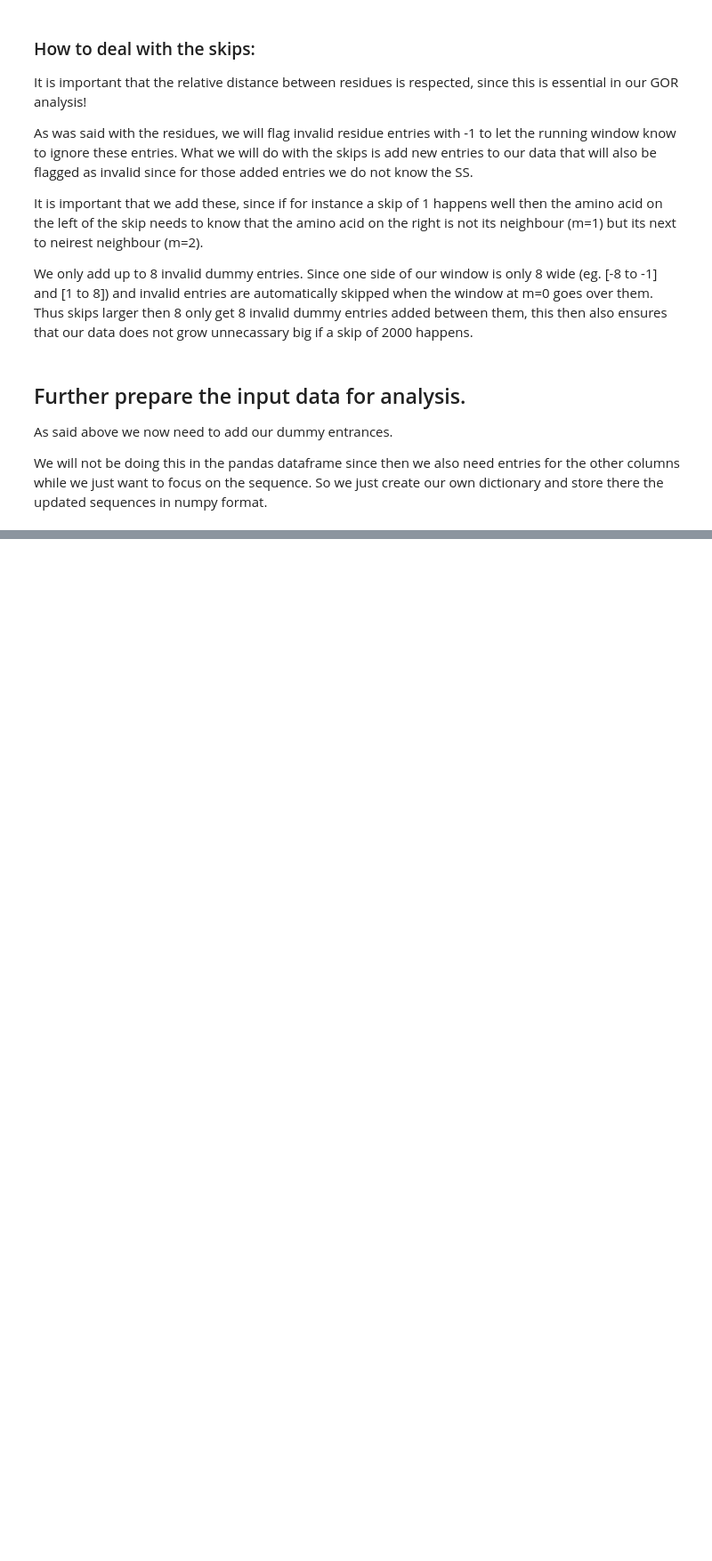
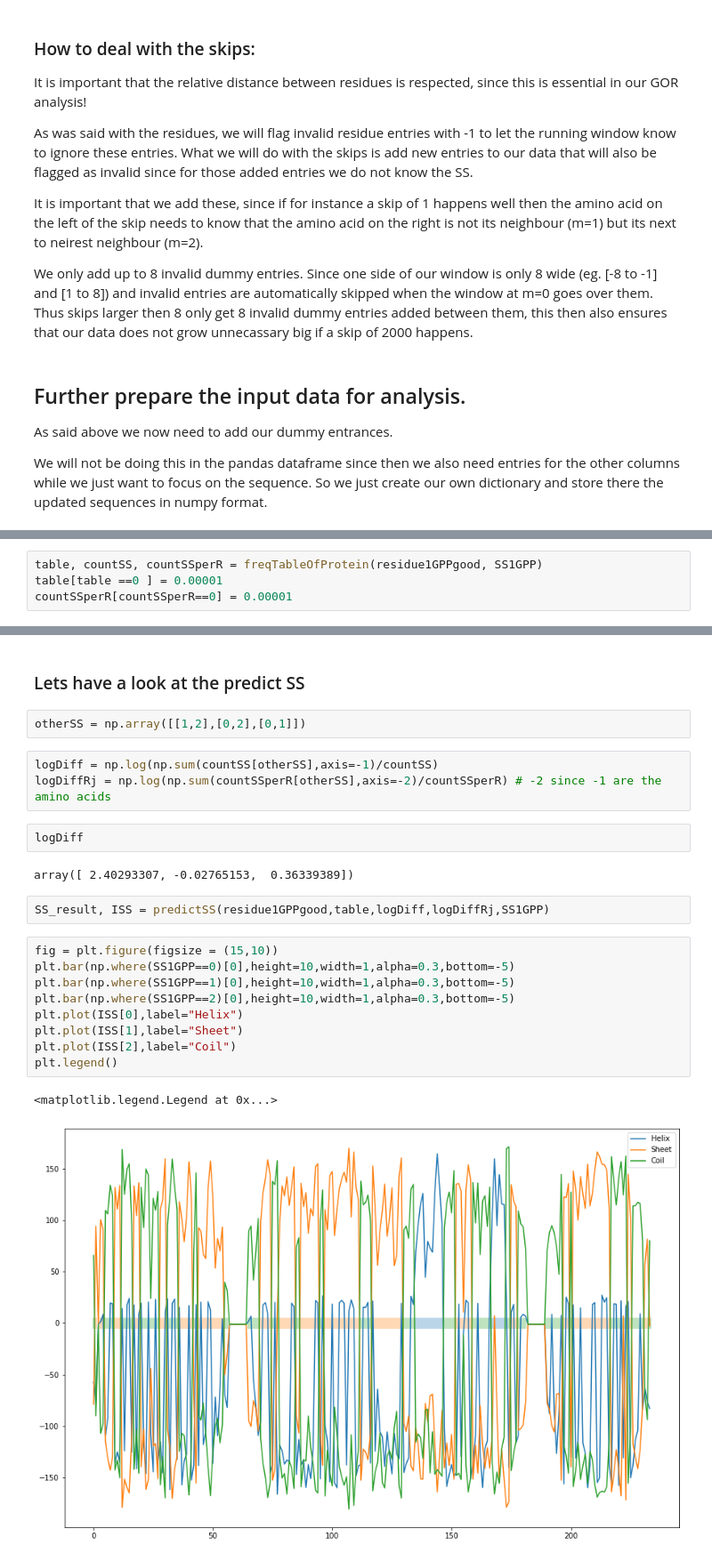
Before and after one commit to ltuijnder/BioInformatics_Assignment1, a Jupyter notebook: Gor3Tests.ipynb, the cells around one changed output, grey strips where cells are left out. Shown at 89% size. Drawn from its saved outputs; the diff is of its cells as text; blank space fills up the shorter version.

```diff
--- a/Gor3Tests.ipynb
+++ b/Gor3Tests.ipynb
@@ -454,0 +687,4 @@ def createDataset(dataSet = "dssp", protFamily = None):
+# %%
+table, countSS, countSSperR = freqTableOfProtein(residue1GPPgood, SS1GPP)
+table[table ==0 ] = 0.00001
+countSSperR[countSSperR==0] = 0.00001
@@ -454,0 +695,25 @@ def createDataset(dataSet = "dssp", protFamily = None):
+# %% [markdown]
+### Lets have a look at the predict SS
+# %%
+otherSS = np.array([[1,2],[0,2],[0,1]])
+# %%
+logDiff = np.log(np.sum(countSS[otherSS],axis=-1)/countSS)
+logDiffRj = np.log(np.sum(countSSperR[otherSS],axis=-2)/countSSperR) # -2 since -1 are the amino acids
+# %%
+logDiff
+# %% [output]
+array([ 2.40293307, -0.02765153,  0.36339389])
+# %%
+SS_result, ISS = predictSS(residue1GPPgood,table,logDiff,logDiffRj,SS1GPP)
+# %%
+fig = plt.figure(figsize = (15,10))
+plt.bar(np.where(SS1GPP==0)[0],height=10,width=1,alpha=0.3,bottom=-5)
+plt.bar(np.where(SS1GPP==1)[0],height=10,width=1,alpha=0.3,bottom=-5)
+plt.bar(np.where(SS1GPP==2)[0],height=10,width=1,alpha=0.3,bottom=-5)
+plt.plot(ISS[0],label="Helix")
+plt.plot(ISS[1],label="Sheet")
+plt.plot(ISS[2],label="Coil")
+plt.legend()
+# %% [output]
+<matplotlib.legend.Legend at 0x...>
+[figure, added]
```
Also changed, not shown: parts of 52 cells of this notebook.
